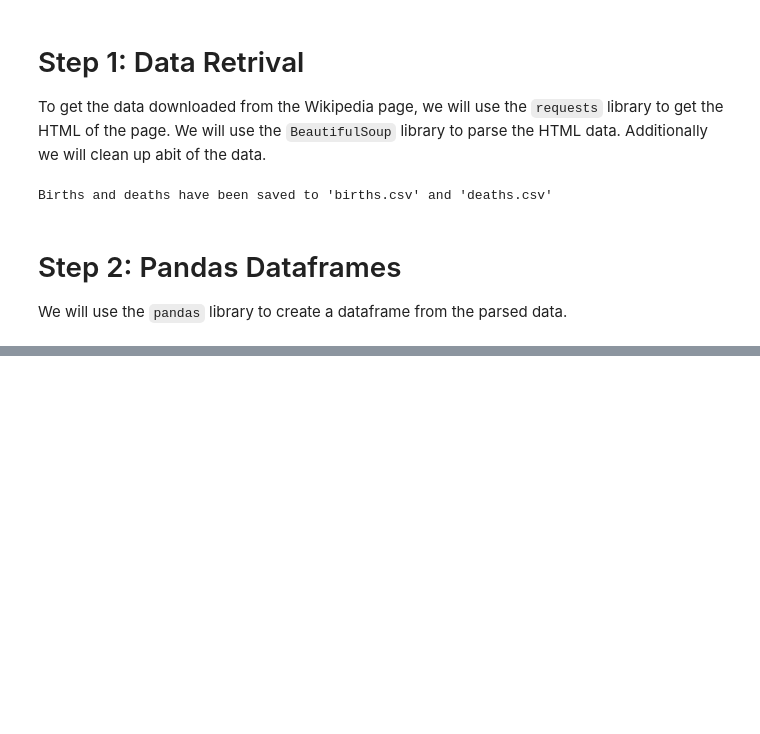
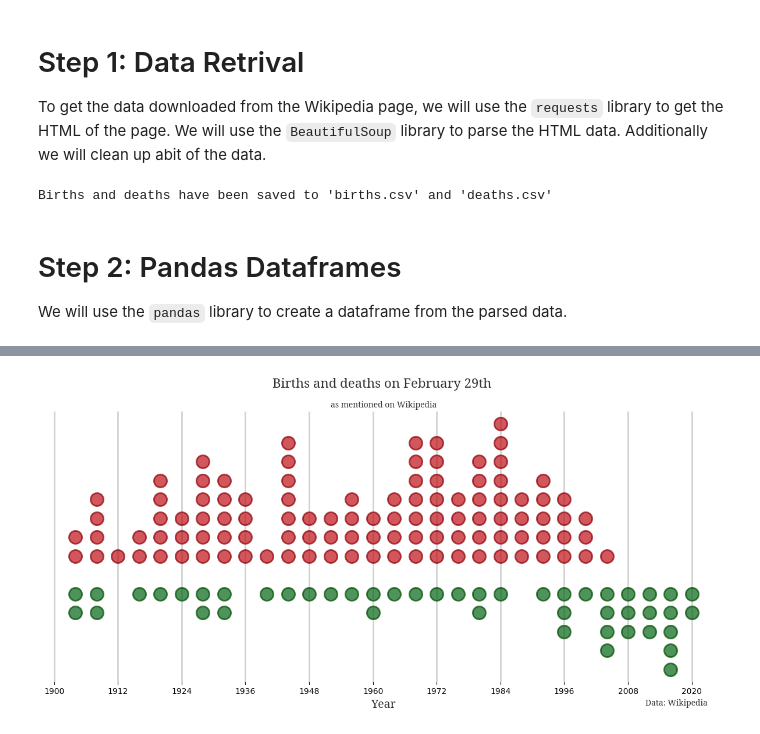
Before and after one commit to Zayden16/I.BA_DVIZ.F2401, a Jupyter notebook: mini-project.ipynb, the cells around one changed output, grey strips where cells are left out. Cells and saved outputs as stored; diff of their text form; code cells hidden in the pictures; blank space fills up the shorter version.

Commit message:
add font and finish mini project

```diff
--- a/mini-project.ipynb
+++ b/mini-project.ipynb
@@ -124,0 +98,68 @@ plt.show()
+# %%
+from matplotlib.font_manager import FontProperties
+import matplotlib.pyplot as plt
+import numpy as np
+
+start_year = 1900
+end_year = 2020
+font_path = './NotoSerif.ttf'
+font_props = FontProperties(fname=font_path)
+
+
+def plot_data(ax, data, color, edge_color, marker_sign):
+    for year, count in data.items():
+        if start_year <= year <= end_year:
+            y_values = marker_sign * np.arange(1, count + 1)
+            ax.plot([year] * count, y_values, 'o', color=color, markersize=16, alpha=0.7, markeredgewidth=edge_linewidth, markeredgecolor=edge_color
+                    )
+
+
+# Plot Settings
+edge_linewidth = 2
+color_births = "#bf1019"
+edge_color_births = '#8c0007'
+color_deaths = "#056517"
+edge_color_deaths = '#004d00'
+marker_sign_births = 1  # Positive y-values for births
+marker_sign_deaths = -1  # Negative y-values for deaths
+figsize = (12, 6)
+xlabel_fontsize = 14
+title_fontsize = 16
+text_color = '#333333'
+x_ticks_interval = 12
+grid_color = "lightgray"
+grid_linestyle = "-"
+grid_linewidth = 2
+
+# Create the figure and Axes object
+fig, ax = plt.subplots(figsize=figsize)
+
+# Plot the data
+plot_data(ax, births_count, color_births, edge_color_births, marker_sign_births)
+plot_data(ax, deaths_count, color_deaths, edge_color_deaths, marker_sign_deaths)
+
+# Set labels and title
+ax.set_xlabel('Year', fontsize=xlabel_fontsize, color=text_color, fontproperties=font_props)
+plt.suptitle('Births and deaths on February 29th', fontsize=title_fontsize, color=text_color, fontproperties=font_props)
+plt.title('as mentioned on Wikipedia', color=text_color, fontproperties=font_props)
+
+# Remove y-ticks
+ax.set_yticks([])
+
+# Set x-ticks
+end_year = max(births_count.keys()[-1], deaths_count.keys()[-1])
+ax.set_xticks(range(start_year, end_year + 1, x_ticks_interval))
+
+# Turn off the frame
+ax.set(frame_on=False)
+
+# Add grid to the x-axis
+ax.grid(axis="x", color=grid_color, linestyle=grid_linestyle, linewidth=grid_linewidth)
+
+# Add Text to the bottom right saying that the data is from Wikipedia
+plt.text(end_year -1, -7, 'Data: Wikipedia', ha='right', va='bottom', color=text_color, fontproperties=font_props)
+
+plt.tight_layout()
+plt.show()
+# %% [output]
+[figure, added]
```
Also changed, not shown: parts of 3 cells of this notebook, 1 other file.
